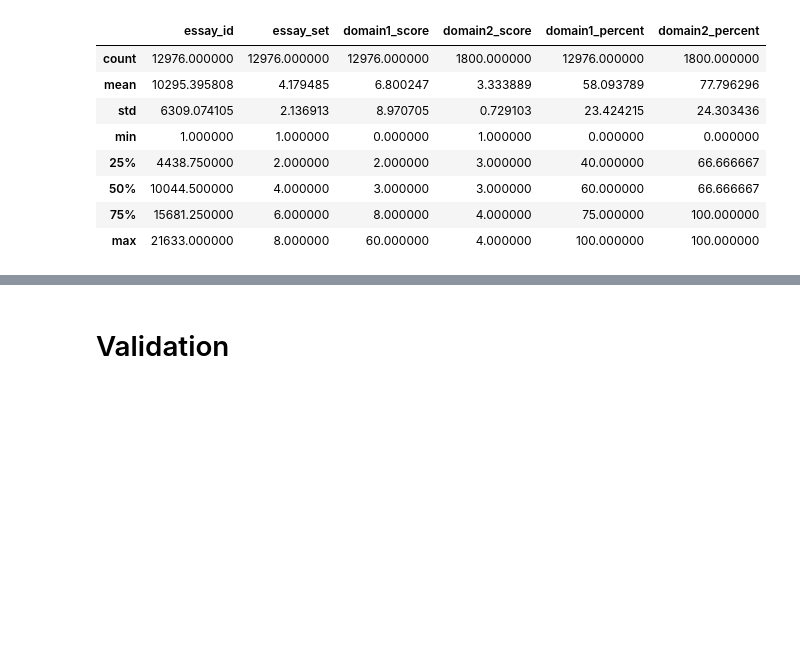
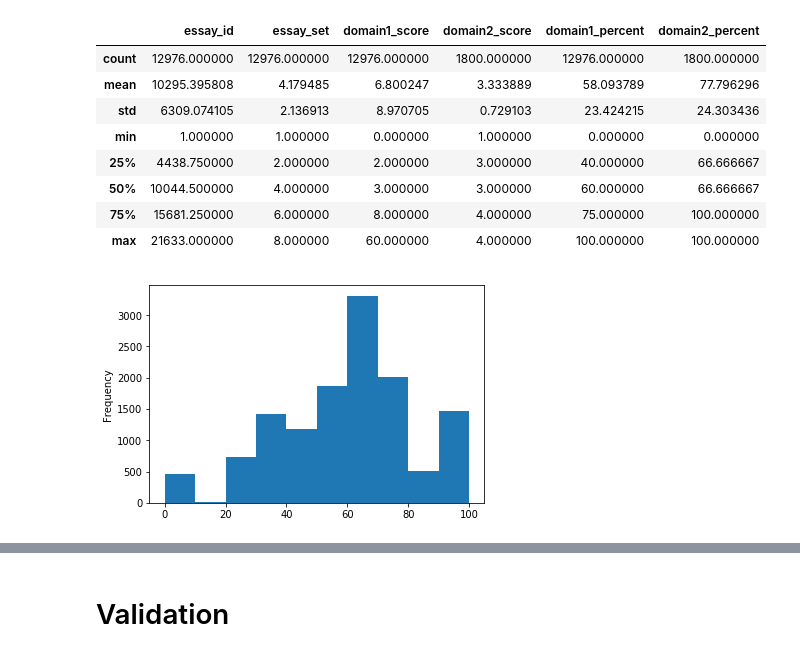
Before and after one commit to MattEding/EssayScorer, a Jupyter notebook: extract_data.ipynb, the cells around one changed output, grey strips where cells are left out. Cells and saved outputs as stored; diff of their text form; code cells hidden in the pictures; blank space fills up the shorter version.

Commit message:
data grade histograms, cleaned code, setting up prompt analysis

```diff
--- a/extract_data.ipynb
+++ b/extract_data.ipynb
@@ -116,0 +119,4 @@ train.describe()
+# %%
+train['domain1_percent'].plot.hist();
+# %% [output]
+[figure, added]
```
Also changed, not shown: parts of 5 cells of this notebook, 5 other files.
